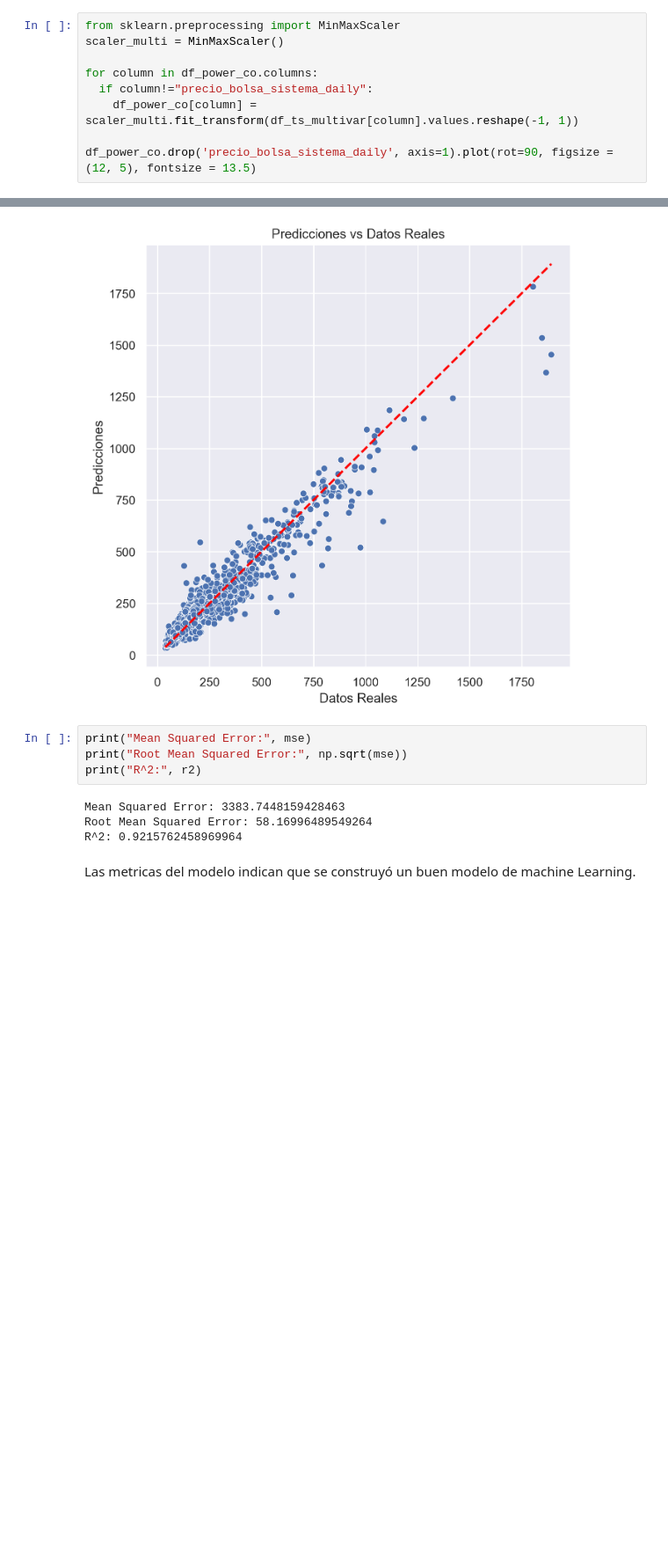
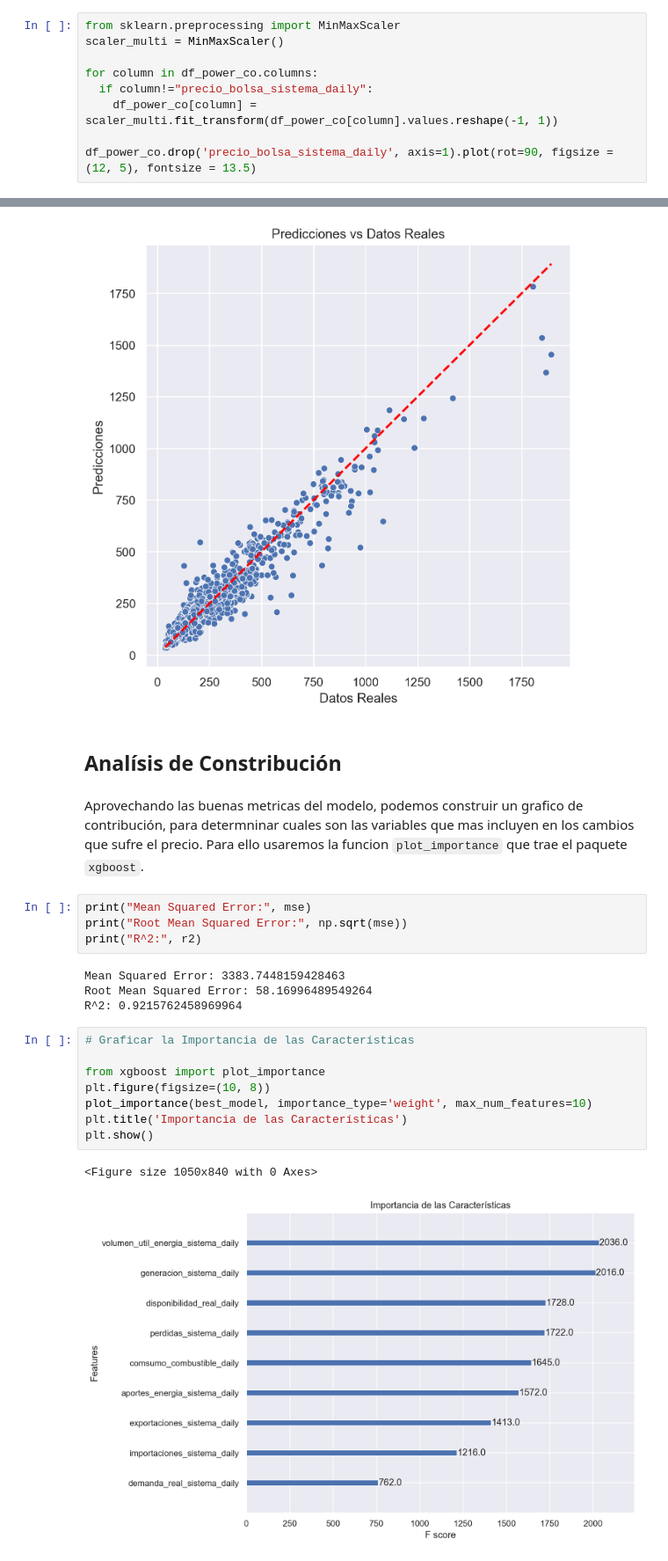
Before and after one commit to sistema-electrico-colombia/transform-EDA, a Jupyter notebook: machine_learning_supervisado.ipynb, the cells around one changed output, grey strips where cells are left out. Shown at 88% size. Saved outputs shown, nothing was run; the diff lists cells and outputs as text; blank space fills up the shorter version.

Commit message:
[ADD] Agregado el calculo de Feature Importance para completar el analisis

```diff
--- a/machine_learning_supervisado.ipynb
+++ b/machine_learning_supervisado.ipynb
@@ -157,7 +157,7 @@ scaler_multi = MinMaxScaler()
 
 for column in df_power_co.columns:
   if column!="precio_bolsa_sistema_daily":
-    df_power_co[column] = scaler_multi.fit_transform(df_ts_multivar[column].values.reshape(-1, 1))
+    df_power_co[column] = scaler_multi.fit_transform(df_power_co[column].values.reshape(-1, 1))
 
 df_power_co.drop('precio_bolsa_sistema_daily', axis=1).plot(rot=90, figsize = (12, 5), fontsize = 13.5)
 # %% [output]
@@ -234,6 +234,10 @@ plt.ylabel('Predicciones')
 plt.show()
 # %% [output]
 [figure]
+# %% [markdown]
+## Analísis de Constribución
+# %% [markdown]
+Aprovechando las buenas metricas del modelo, podemos construir un grafico de contribución, para determninar cuales son las variables que mas incluyen en los cambios que sufre el precio. Para ello usaremos la funcion `plot_importance` que trae el paquete `xgboost`.
 # %%
 print("Mean Squared Error:", mse)
 print("Root Mean Squared Error:", np.sqrt(mse))
@@ -242,5 +246,14 @@ print("R^2:", r2)
 Mean Squared Error: 3383.7448159428463
 Root Mean Squared Error: 58.16996489549264
 R^2: 0.9215762458969964
-# %% [markdown]
-Las metricas del modelo indican que se construyó un buen modelo de machine Learning.
+# %%
+# Graficar la Importancia de las Características
+
+from xgboost import plot_importance
+plt.figure(figsize=(10, 8))
+plot_importance(best_model, importance_type='weight', max_num_features=10)
+plt.title('Importancia de las Características')
+plt.show()
+# %% [output]
+<Figure size 1050x840 with 0 Axes>
+[figure, added]
```
Also changed, not shown: parts of 2 cells of this notebook.
